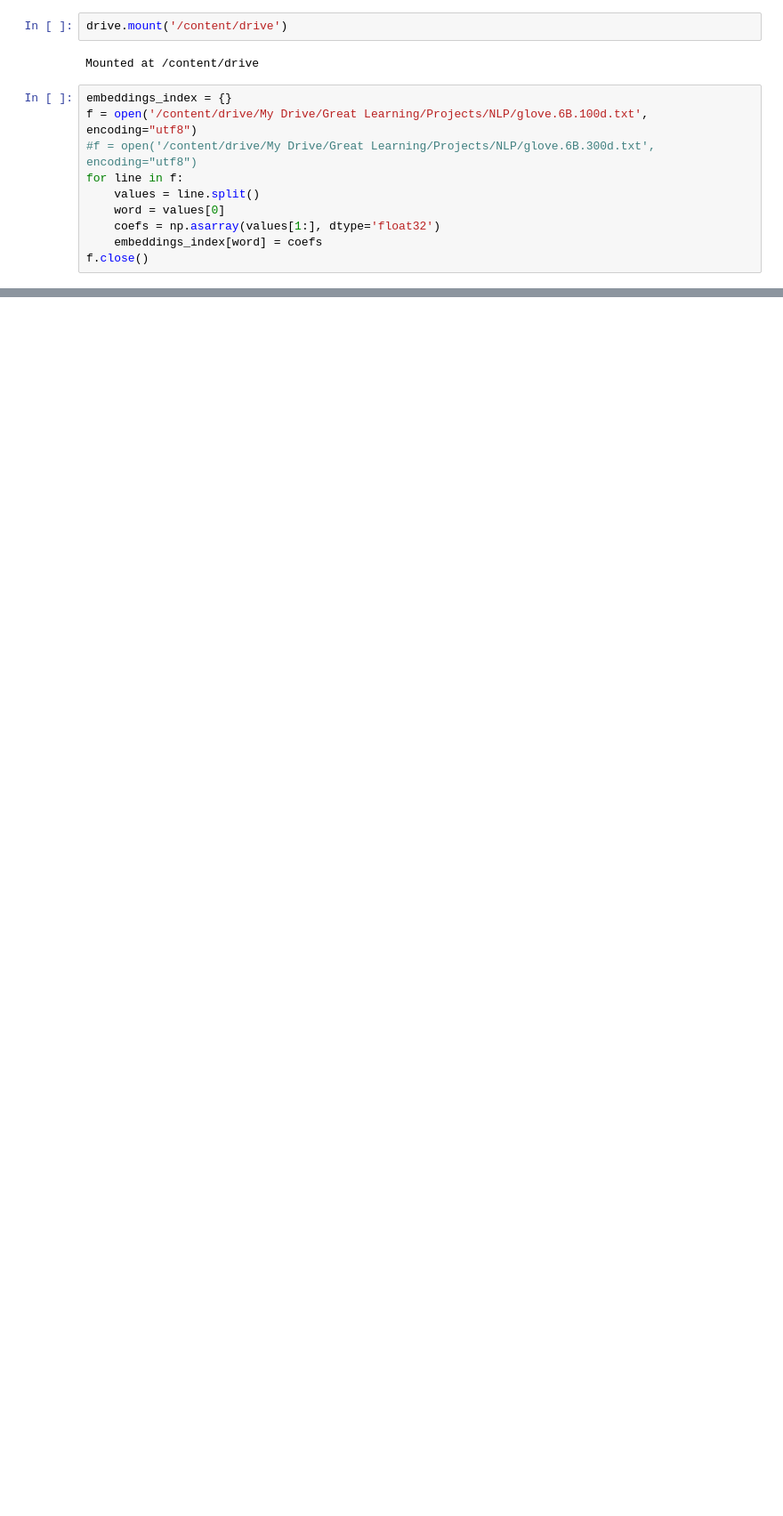
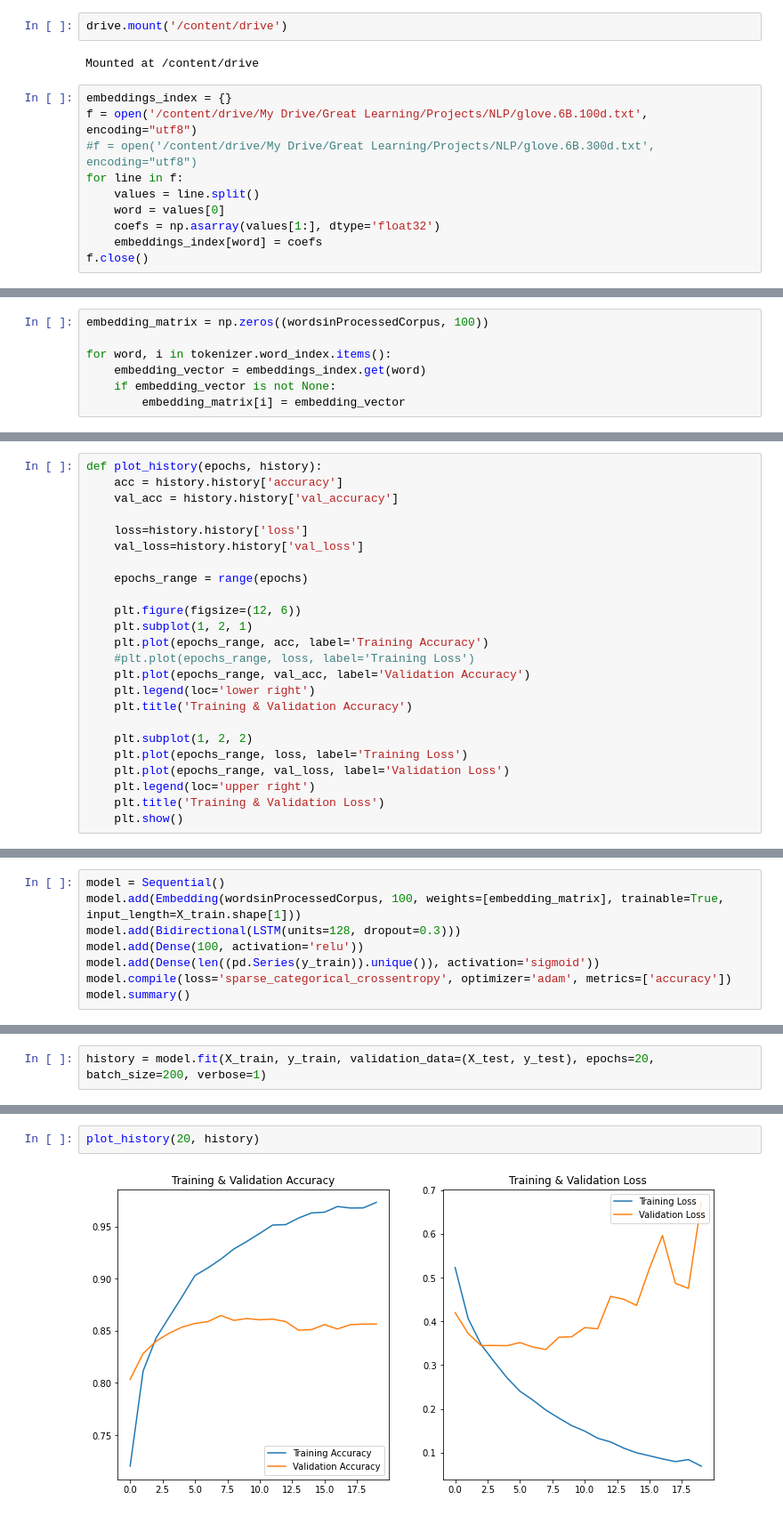
Before and after one commit to nulilakshman/Automatic-Ticket-Assignment, a Jupyter notebook: AIML_Capstone_Project_NLP_1_Automatic_Ticket_Assignment.ipynb, the cells around one changed output, grey strips where cells are left out. Shown at 89% size. Saved outputs shown, nothing was run; the diff lists cells and outputs as text; blank space fills up the shorter version.

```diff
--- a/AIML_Capstone_Project_NLP_1_Automatic_Ticket_Assignment.ipynb
+++ b/AIML_Capstone_Project_NLP_1_Automatic_Ticket_Assignment.ipynb
@@ -763,0 +890,7 @@ len(embeddings[0])
+# %%
+embedding_matrix = np.zeros((wordsinProcessedCorpus, 100))
+
+for word, i in tokenizer.word_index.items():
+    embedding_vector = embeddings_index.get(word)
+    if embedding_vector is not None:
+        embedding_matrix[i] = embedding_vector
@@ -763,0 +905,24 @@ len(embeddings[0])
+# %%
+def plot_history(epochs, history):
+    acc = history.history['accuracy']
+    val_acc = history.history['val_accuracy']
+
+    loss=history.history['loss']
+    val_loss=history.history['val_loss']
+
+    epochs_range = range(epochs)
+
+    plt.figure(figsize=(12, 6))
+    plt.subplot(1, 2, 1)
+    plt.plot(epochs_range, acc, label='Training Accuracy')
+    #plt.plot(epochs_range, loss, label='Training Loss')
+    plt.plot(epochs_range, val_acc, label='Validation Accuracy')
+    plt.legend(loc='lower right')
+    plt.title('Training & Validation Accuracy')
+
+    plt.subplot(1, 2, 2)
+    plt.plot(epochs_range, loss, label='Training Loss')
+    plt.plot(epochs_range, val_loss, label='Validation Loss')
+    plt.legend(loc='upper right')
+    plt.title('Training & Validation Loss')
+    plt.show()
@@ -763,0 +931,8 @@ len(embeddings[0])
+# %%
+model = Sequential()
+model.add(Embedding(wordsinProcessedCorpus, 100, weights=[embedding_matrix], trainable=True, input_length=X_train.shape[1]))
+model.add(Bidirectional(LSTM(units=128, dropout=0.3)))
+model.add(Dense(100, activation='relu'))
+model.add(Dense(len((pd.Series(y_train)).unique()), activation='sigmoid'))
+model.compile(loss='sparse_categorical_crossentropy', optimizer='adam', metrics=['accuracy'])
+model.summary()
@@ -763,0 +989,2 @@ len(embeddings[0])
+# %%
+history = model.fit(X_train, y_train, validation_data=(X_test, y_test), epochs=20, batch_size=200, verbose=1)
@@ -763,0 +1009,4 @@ len(embeddings[0])
+# %%
+plot_history(20, history)
+# %% [output]
+[figure, added]
```
Also changed, not shown: parts of 137 cells of this notebook.
